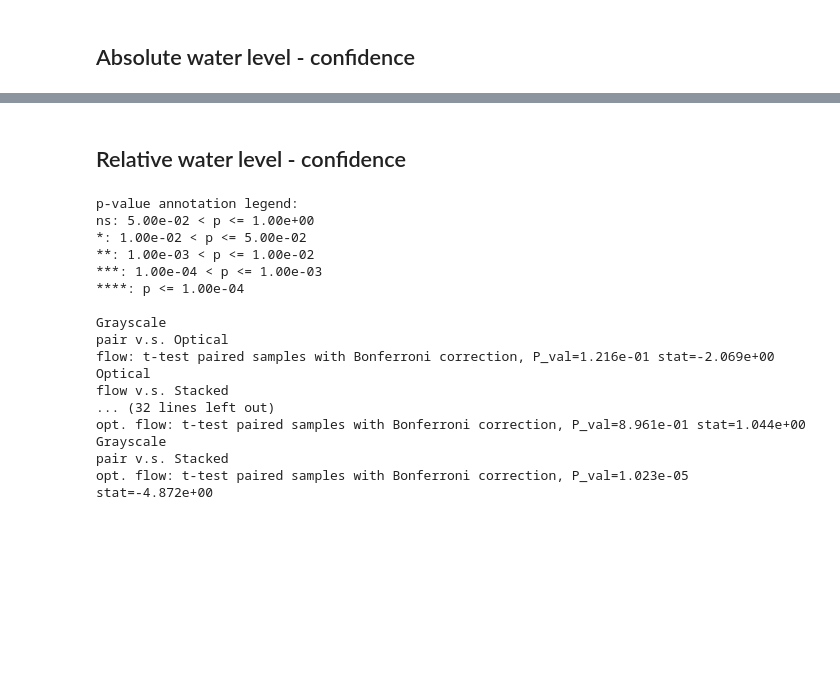
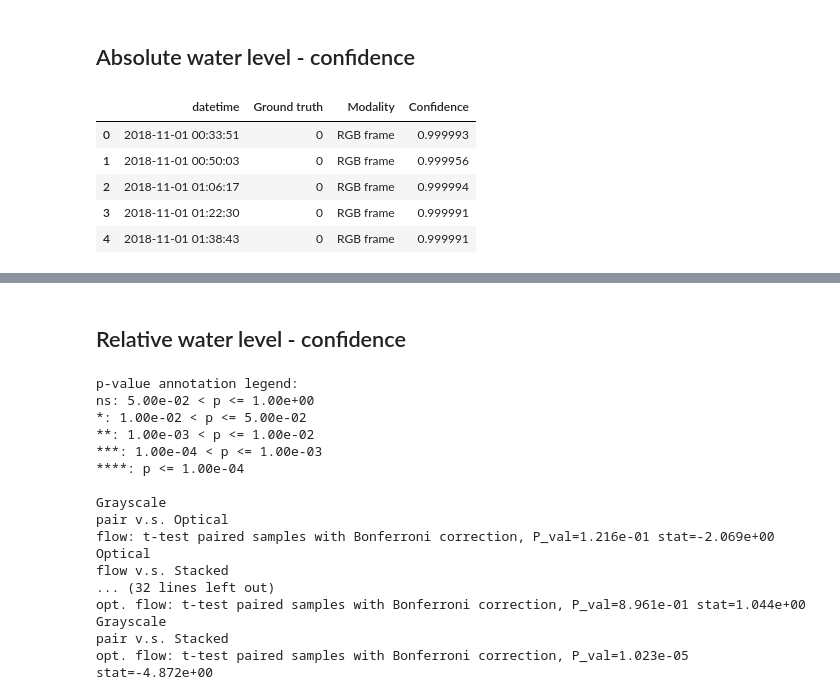
Before and after one commit to cmranieri/flood-detection, a Jupyter notebook: src/analyse_results.ipynb, the cells around one changed output, grey strips where cells are left out. Drawn from its saved outputs; the diff is of its cells as text; code cells hidden in the pictures; blank space fills up the shorter version.

```diff
--- a/src/analyse_results.ipynb
+++ b/src/analyse_results.ipynb
@@ -447,3 +341,12 @@ for i, base_path in enumerate(base_paths):
     df_conf = df_conf.rename(columns={'Confidence':plot_titles[i]})
 
 df_melt = pd.melt(df_conf, id_vars=['datetime','Ground truth'], var_name='Modality', value_name='Confidence')
+# %%
+df_melt.head()
+# %% [output]
+|  | datetime | Ground truth | Modality | Confidence |
+| 0 | 2018-11-01 00:33:51 | 0 | RGB frame | 0.999993 |
+| 1 | 2018-11-01 00:50:03 | 0 | RGB frame | 0.999956 |
+| 2 | 2018-11-01 01:06:17 | 0 | RGB frame | 0.999994 |
+| 3 | 2018-11-01 01:22:30 | 0 | RGB frame | 0.999991 |
+| 4 | 2018-11-01 01:38:43 | 0 | RGB frame | 0.999991 |
```
Also changed, not shown: parts of 24 cells of this notebook, 5 other files.
